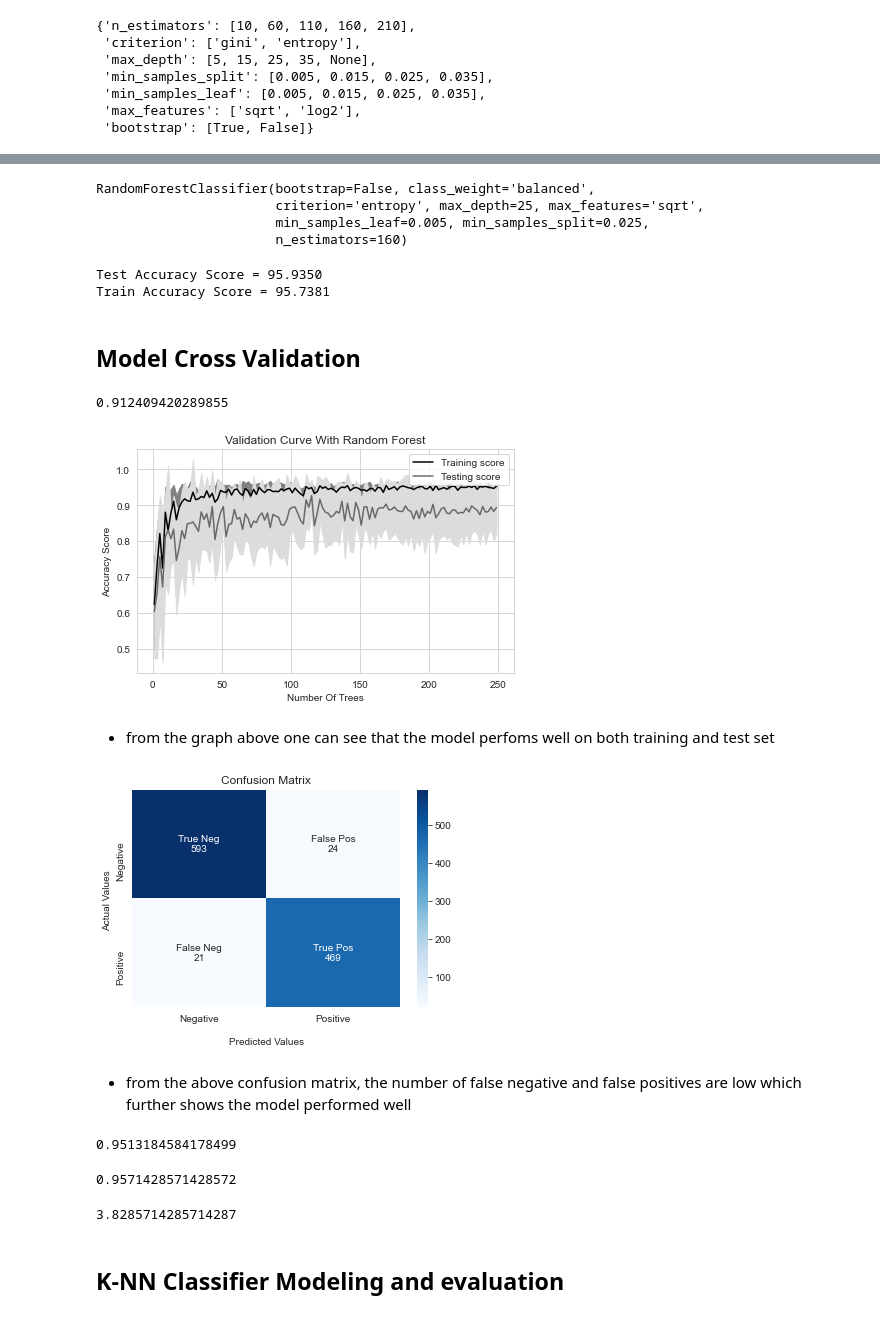
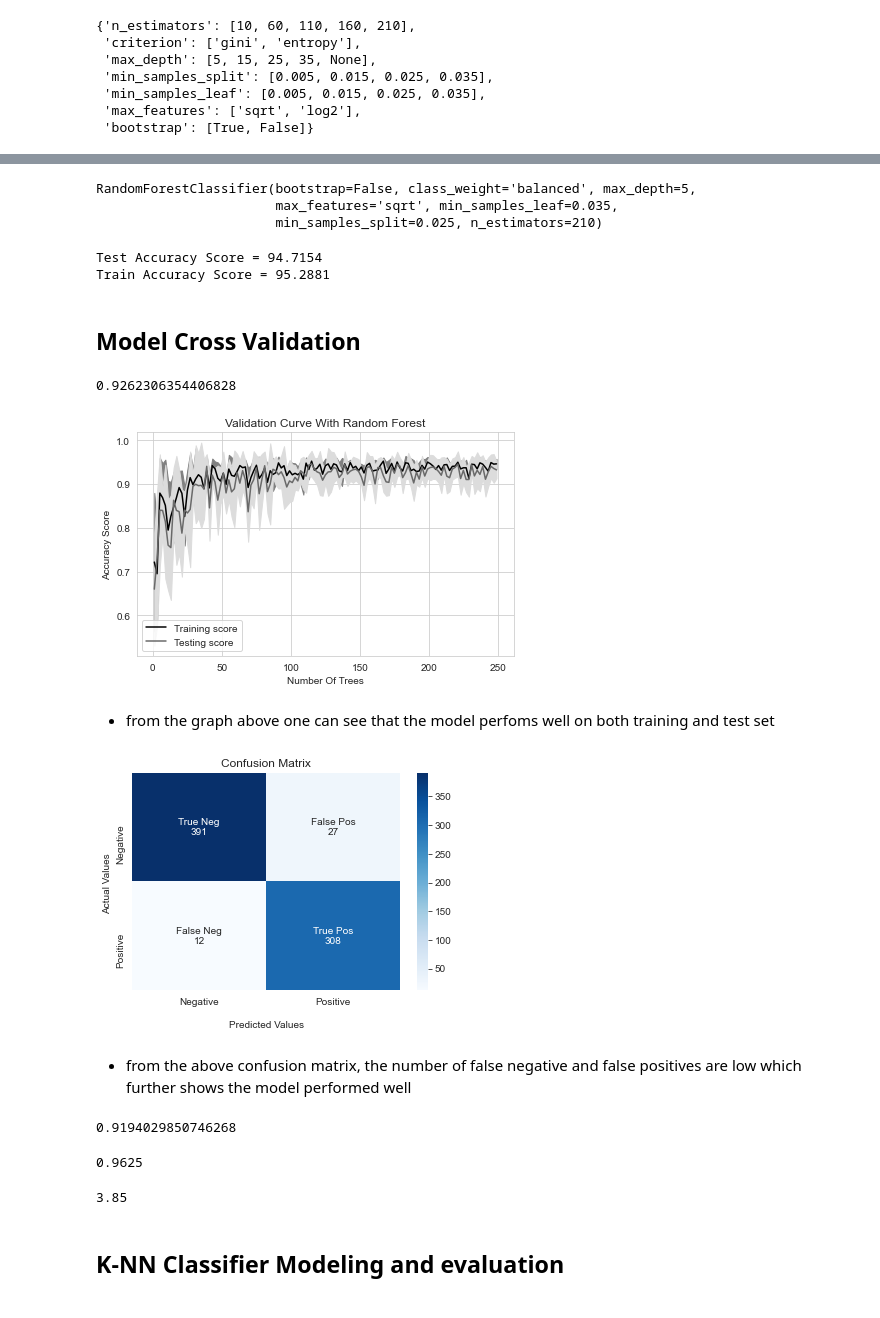
Before and after one commit to CrispenChisina07/Covid-19-in-Germany-Analysis, a Jupyter notebook: CSE 351 Final Project.ipynb, the cells around one changed output, grey strips where cells are left out. Cells and saved outputs as stored; diff of their text form; code cells hidden in the pictures.

```diff
--- a/CSE 351 Final Project.ipynb
+++ b/CSE 351 Final Project.ipynb
@@ -665,7 +665,7 @@ X_scaled.describe()
 from sklearn.model_selection import train_test_split
 from sklearn.model_selection import cross_val_score
 # Split dataset into training set and test set
-X_train, X_test, y_train, y_test = train_test_split(X_scaled, y, test_size=0.3, random_state=42)
+X_train, X_test, y_train, y_test = train_test_split(X_scaled, y, test_size=0.2, random_state=42)
 # %% [markdown]
 ## Logistic Regression Modeling and Evaluation
 # %%
@@ -873,7 +873,7 @@ def my_accuracy_score(model, X, y): return accuracy_score(y, model.predict(X))
 model_rscv = RandomizedSearchCV(estimator=RandomForestClassifier(class_weight='balanced'),
                               param_distributions=params_grid,
                               n_iter=50,
-                              cv=10,
+                              cv=5,
                               scoring=my_accuracy_score,
                               return_train_score=True,
                               verbose=0)
@@ -920,10 +920,9 @@ model_rscv_fin = RandomForestClassifier(class_weight='balanced',
 model_rscv_fin.fit(X_train,y_train)
 # fit tuned parameters on train data
 # %% [output]
-RandomForestClassifier(bootstrap=False, class_weight='balanced',
-                       criterion='entropy', max_depth=25, max_features='sqrt',
-                       min_samples_leaf=0.005, min_samples_split=0.025,
-                       n_estimators=160)
+RandomForestClassifier(bootstrap=False, class_weight='balanced', max_depth=5,
+                       max_features='sqrt', min_samples_leaf=0.035,
+                       min_samples_split=0.025, n_estimators=210)
 # %%
 y_test_pred = model_rscv_fin.predict(X_test)
 # %%
@@ -931,16 +930,16 @@ print('Test Accuracy Score = {:.4f}'.format(accuracy_score(y_test, y_test_pred)
 print('Train Accuracy Score = {:.4f}'.format(accuracy_score(y_train, model_rscv_fin.predict(X_train))*100))
 # the overfitting problem has been resolved since now the model works well with both traing and test set
 # %% [output]
-Test Accuracy Score = 95.9350
-Train Accuracy Score = 95.7381
+Test Accuracy Score = 94.7154
+Train Accuracy Score = 95.2881
 # %% [markdown]
 ## Model Cross Validation
 # %%
-cross_val2=cross_val_score(model_rscv_fin,X_scaled,y,cv=10,scoring='accuracy').mean()
+cross_val2=cross_val_score(model_rscv_fin,X_scaled,y,cv=5,scoring='accuracy').mean()
 cross_val2
 # the cross validation score is also good
 # %% [output]
-0.912409420289855
+0.9262306354406828
 # %%
 # Create range of values for parameter
 param_range = np.arange(1, 250, 2)
@@ -951,36 +950,36 @@ train_scores, test_scores = validation_curve(model_rscv_fin,
                                              y,
                                              param_name="n_estimators",
                                              param_range=param_range,
-                                             cv=10,
+                                             cv=5,
                                              scoring="accuracy",
                                              n_jobs=-1)
 
 
 # Calculate mean and standard deviation for training set scores
 train_mean = np.mean(train_scores, axis=1)
 train_std = np.std(train_scores, axis=1)
 
 # Calculate mean and standard deviation for test set scores
 test_mean = np.mean(test_scores, axis=1)
 test_std = np.std(test_scores, axis=1)
 
 # Plot mean accuracy scores for training and test sets
 plt.plot(param_range, train_mean, label="Training score", color="black")
 plt.plot(param_range, test_mean, label="Testing score", color="dimgrey")
 
 # Plot accurancy bands for training and test sets
 plt.fill_between(param_range, train_mean - train_std, train_mean + train_std, color="gray")
 plt.fill_between(param_range, test_mean - test_std, test_mean + test_std, color="gainsboro")
 
 # Create plot
 plt.title("Validation Curve With Random Forest")
 plt.xlabel("Number Of Trees")
 plt.ylabel("Accuracy Score")
 plt.tight_layout()
 plt.legend(loc="best")
 plt.show()
 # %% [output]
-[figure, old version]
+[figure, new version]
 # %% [markdown]
 * from the graph above one can see that the model perfoms well on both training and test set
 # %%
@@ -1000,7 +999,7 @@ axes.xaxis.set_ticklabels(['Negative','Positive'])
 axes.yaxis.set_ticklabels(['Negative','Positive'])
 plt.show()
 # %% [output]
-[figure, old version]
+[figure, new version]
 # %% [markdown]
 * from the above confusion matrix, the number of false negative and false positives are low which further shows the model performed well
 # %%
@@ -1009,20 +1008,20 @@ res_cfmatr = cf_matrix.flatten()
 precision = res_cfmatr[3]/ (res_cfmatr[3] + res_cfmatr[1])
 precision
 # %% [output]
-0.9513184584178499
+0.9194029850746268
 # %%
 # recall = TP / (TP + FN)
 recall = res_cfmatr[3]/ (res_cfmatr[3] + res_cfmatr[2])
 recall
 # %% [output]
-0.9571428571428572
+0.9625
 # %%
 # f1 score = 2 * ((precision * recall)/ precision + recall)
 
 f1score = 2 * ((precision * recall)/ precision + recall)
 f1score
 # %% [output]
-3.8285714285714287
+3.85
 # %% [markdown]
 ## K-NN Classifier Modeling and evaluation
 # %%
```
Also changed, not shown: parts of 25 cells of this notebook.
